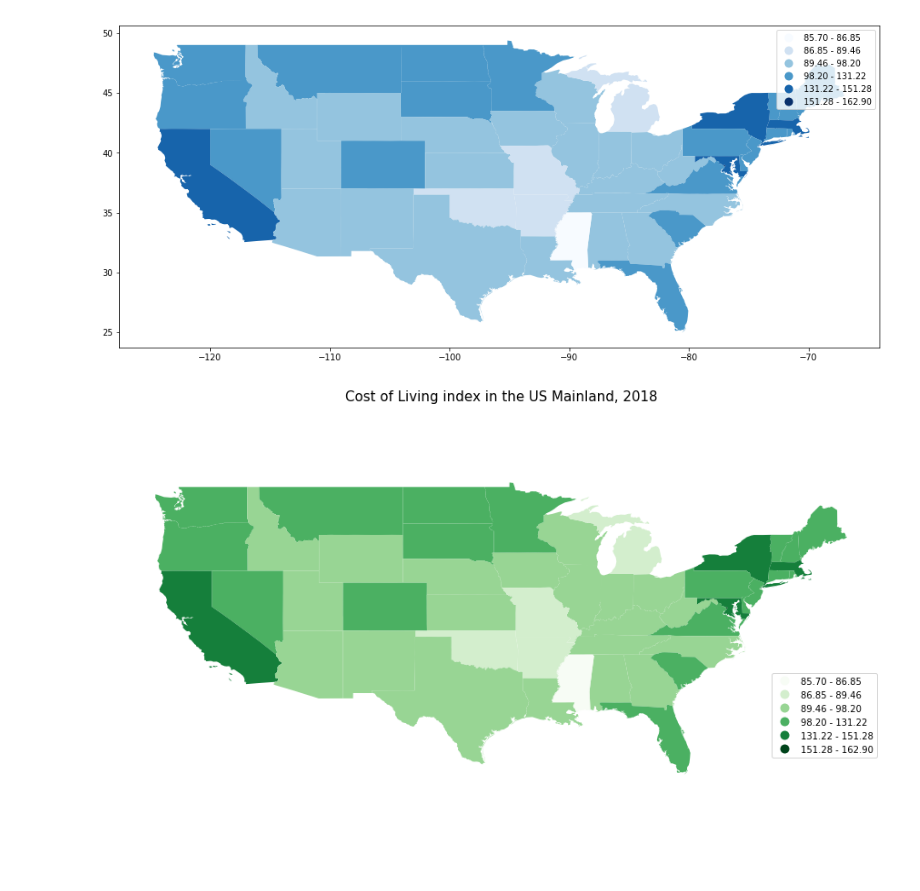
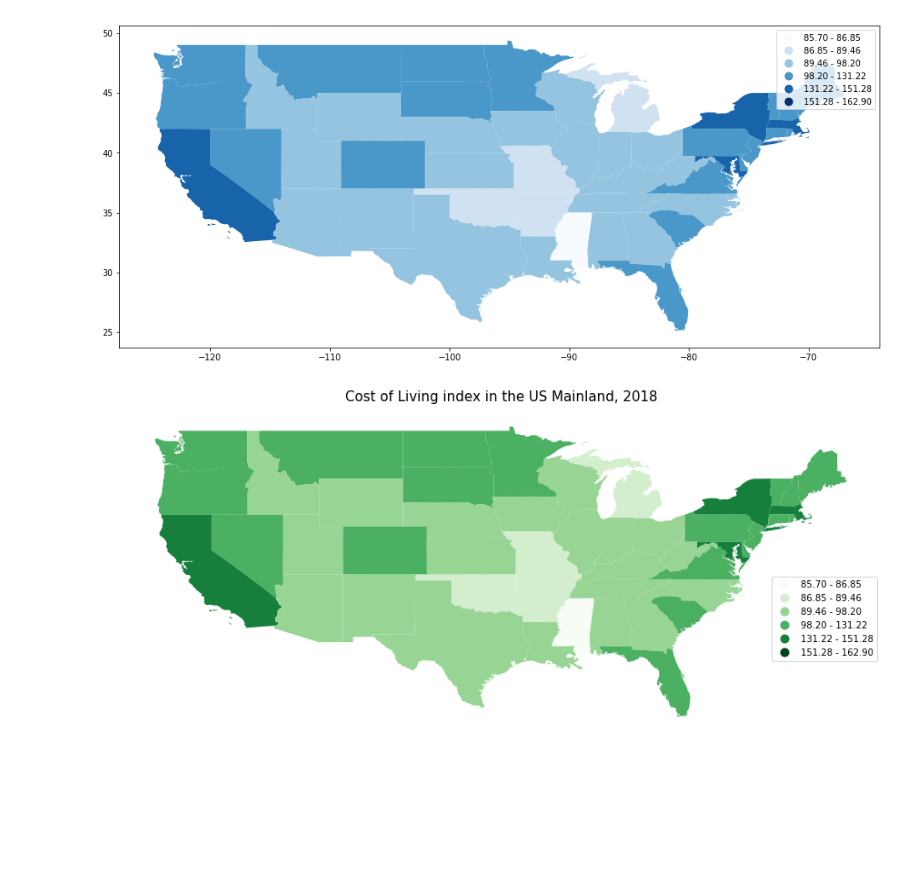
Before and after one commit to Saranyanv/test, a Jupyter notebook: 455_Assignment5.ipynb, the cells around one changed output. Drawn from its saved outputs; the diff is of its cells as text; code cells hidden in the pictures; blank space fills up the shorter version.

```diff
--- a/455_Assignment5.ipynb
+++ b/455_Assignment5.ipynb
@@ -188,16 +188,17 @@ ax.set_aspect('equal')
 # %%
 import matplotlib.pyplot as plt
 from mpl_toolkits.axes_grid1 import make_axes_locatable
 cmap = 'Greens'
 fig, ax = plt.subplots(figsize  = (15,9))
 
 
 merged.plot(column='Index', ax = ax, cmap=cmap, figsize=figsize, scheme='percentiles', k=14, legend=True, legend_kwds={'loc': 'lower right'})
 ax.set_aspect('equal')
+plt.ylim([24, 51])
 ax.set_axis_off()
 ax.set_title("Cost of Living index in the US Mainland, 2018", fontsize=15)
 leg = ax.get_legend()
 leg.set_bbox_to_anchor((0.8, 0.2, 0.2, 0.2))
-plt.axis('equal');
+#plt.axis('equal');
 # %% [output]
-[figure, old version]
+[figure, new version]
```
Also changed, not shown: parts of 1 cell of this notebook.
